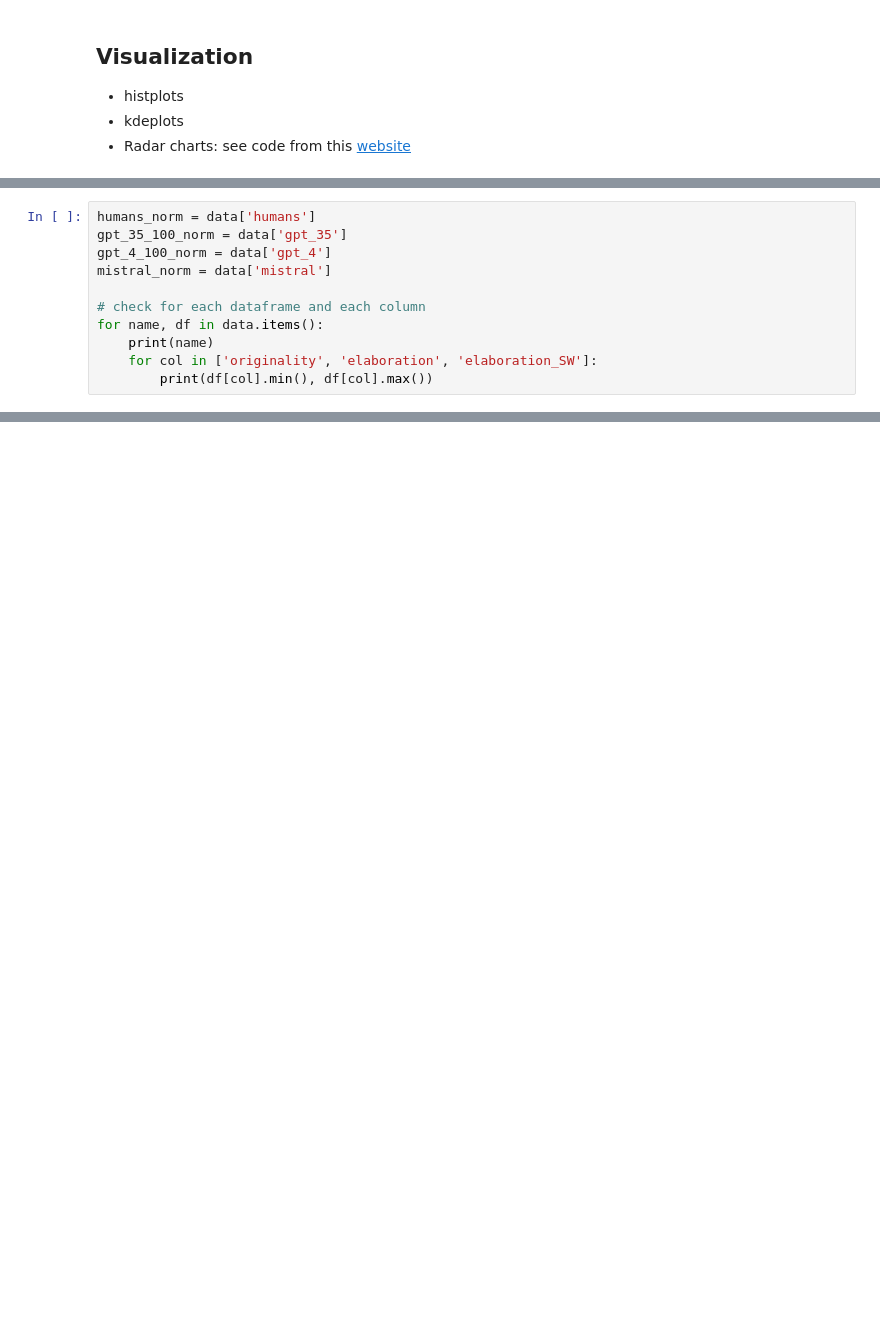
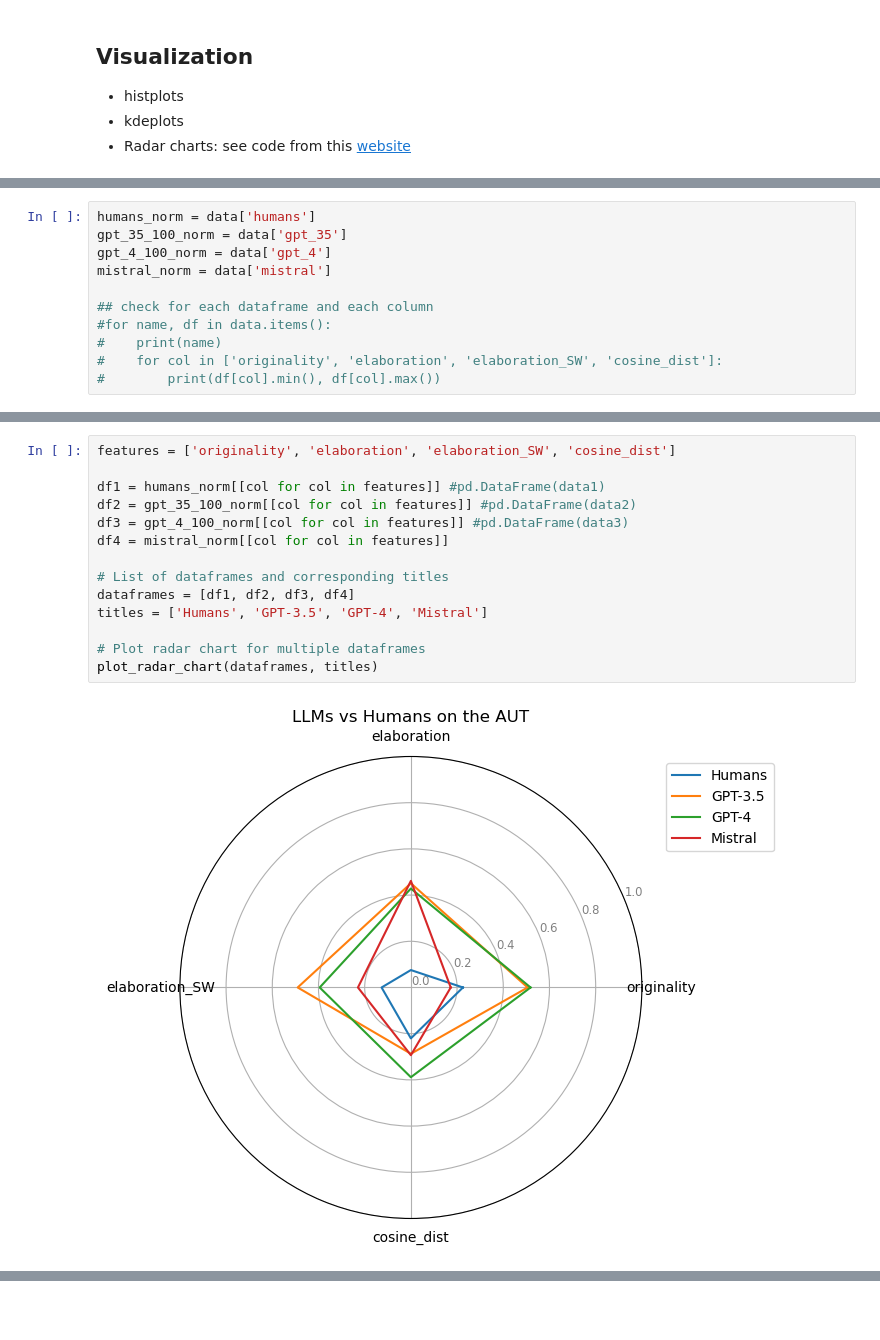
Before and after one commit to Maximelel/LLM_creativity_aut, a Jupyter notebook: benchmark.ipynb, the cells around one changed output, grey strips where cells are left out. Saved outputs shown, nothing was run; the diff lists cells and outputs as text; blank space fills up the shorter version.

```diff
--- a/benchmark.ipynb
+++ b/benchmark.ipynb
@@ -213,8 +227,8 @@ gpt_35_100_norm = data['gpt_35']
 gpt_4_100_norm = data['gpt_4']
 mistral_norm = data['mistral']
 
-# check for each dataframe and each column
-for name, df in data.items():
-    print(name)
-    for col in ['originality', 'elaboration', 'elaboration_SW']:
-        print(df[col].min(), df[col].max())
+## check for each dataframe and each column
+#for name, df in data.items():
+#    print(name)
+#    for col in ['originality', 'elaboration', 'elaboration_SW', 'cosine_dist']:
+#        print(df[col].min(), df[col].max())
@@ -402,0 +235,16 @@ if __name__ == '__main__':
+# %%
+features = ['originality', 'elaboration', 'elaboration_SW', 'cosine_dist']
+
+df1 = humans_norm[[col for col in features]] #pd.DataFrame(data1)
+df2 = gpt_35_100_norm[[col for col in features]] #pd.DataFrame(data2)
+df3 = gpt_4_100_norm[[col for col in features]] #pd.DataFrame(data3)
+df4 = mistral_norm[[col for col in features]]
+
+# List of dataframes and corresponding titles
+dataframes = [df1, df2, df3, df4]
+titles = ['Humans', 'GPT-3.5', 'GPT-4', 'Mistral']
+
+# Plot radar chart for multiple dataframes
+plot_radar_chart(dataframes, titles)
+# %% [output]
+[figure, added]
```
Also changed, not shown: parts of 11 cells of this notebook, 2 other files.
